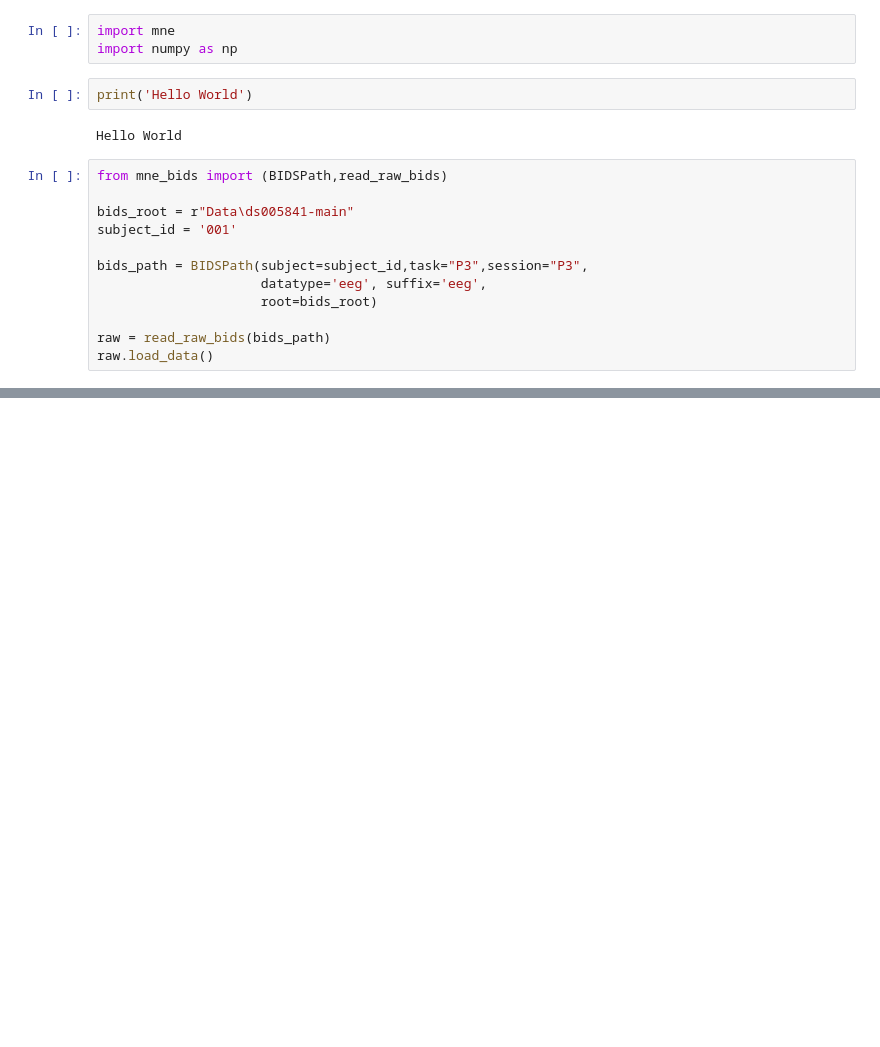
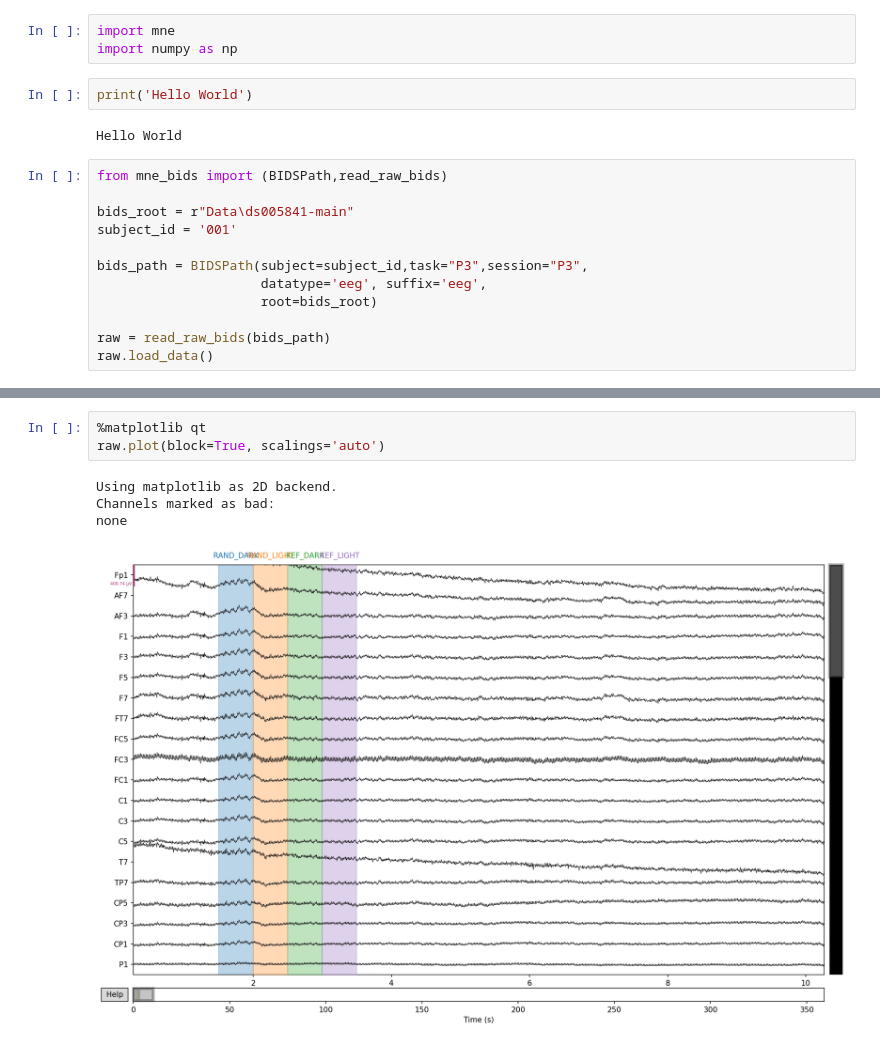
Before and after one commit to 0lisaaaa2/EEG_Project, a Jupyter notebook: test.ipynb, the cells around one changed output, grey strips where cells are left out. Saved outputs shown, nothing was run; the diff lists cells and outputs as text; blank space fills up the shorter version.

```diff
--- a/test.ipynb
+++ b/test.ipynb
@@ -56,0 +71,8 @@ Using matplotlib as 2D backend.
+# %%
+%matplotlib qt
+raw.plot(block=True, scalings='auto')
+# %% [output]
+Using matplotlib as 2D backend.
+Channels marked as bad:
+none
+[figure, added]
```
Also changed, not shown: parts of 1 cell of this notebook.
